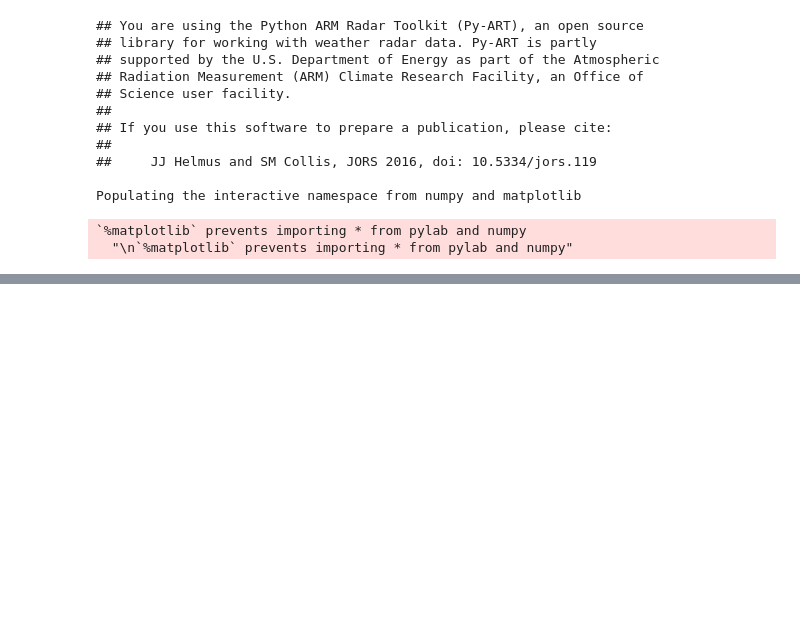
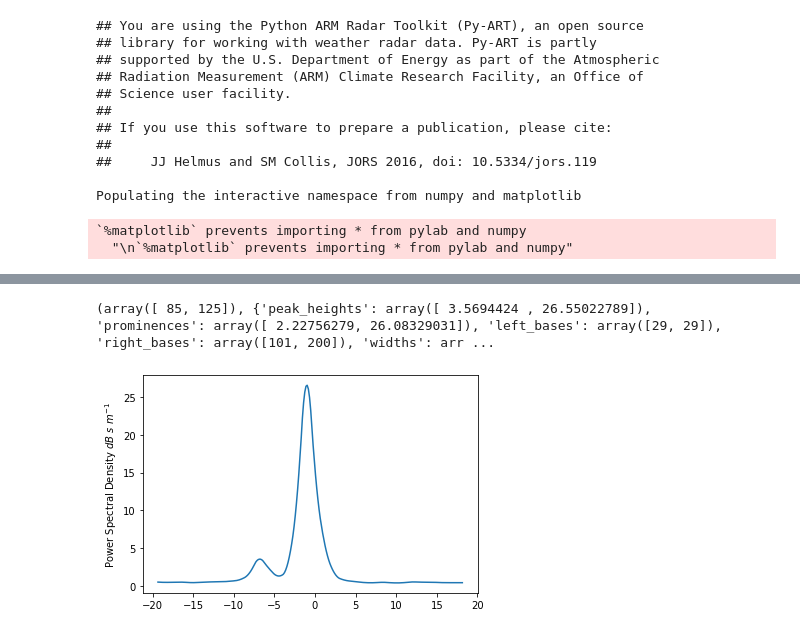
Before and after one commit to rcjackson/arming_the_edge, a Jupyter notebook: notebooks/Spectral processing.ipynb, the cells around one changed output, grey strips where cells are left out. Cells and saved outputs as stored; diff of their text form; code cells hidden in the pictures; blank space fills up the shorter version.

Commit message:
ADD: GPU version of processing. Still need to move peak detection over.

```diff
--- a/notebooks/Spectral processing.ipynb
+++ b/notebooks/Spectral processing.ipynb
@@ -242,0 +296,11 @@ array([[ 0.        , -1.98461538, -1.98461538, ..., -1.98461538,
+# %%
+psd = my_spectra['power_spectra_normed_interp']
+plt.plot(my_spectra['vel_bin_interp'],
+         psd.sel(time=datetime.datetime(2017, 8, 4, 0, 39, 20), range=200., method='nearest')
+         )
+plt.ylabel('Power Spectral Density $dB\ s\ m^{-1}$')
+print(find_peaks(psd.sel(time=datetime.datetime(2017, 8, 4, 0, 39, 20), range=200., method='nearest').values,
+                 width=7, height=3))
+# %% [output]
+(array([ 85, 125]), {'peak_heights': array([ 3.5694424 , 26.55022789]), 'prominences': array([ 2.22756279, 26.08329031]), 'left_bases': array([29, 29]), 'right_bases': array([101, 200]), 'widths': arr ...
+[figure, added]
```
Also changed, not shown: parts of 54 cells of this notebook.
